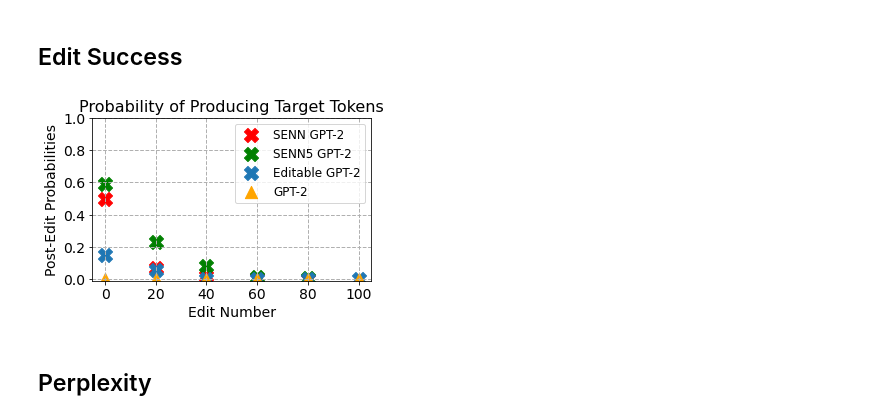
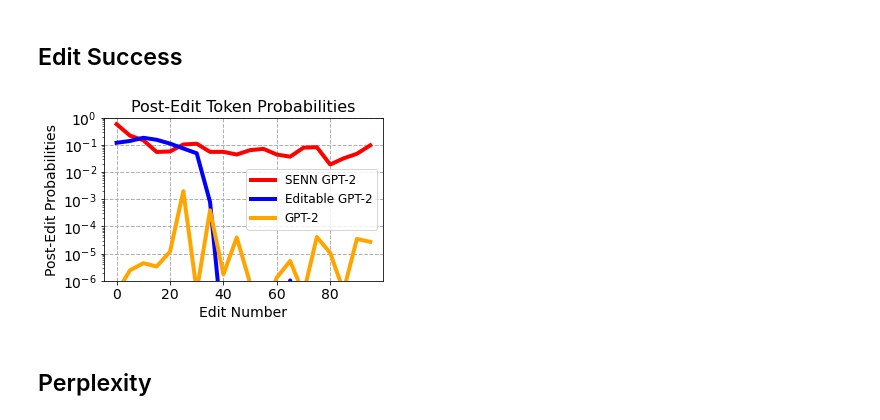
Before and after one commit to spencerbraun/editable_nlp, a Jupyter notebook: plots/Evaluation_Plots.ipynb, the cells around one changed output. Drawn from its saved outputs; the diff is of its cells as text; code cells hidden in the pictures.

```diff
--- a/plots/Evaluation_Plots.ipynb
+++ b/plots/Evaluation_Plots.ipynb
@@ -12,7 +12,8 @@ import pandas as pd
 senn5_100 = pd.read_csv(
     "../eval/edit_success_20210504.20.05.1620184442_self_sample_epoch0_ts20000.20210504.14.05.1620163492")
 senn_100 = pd.read_csv(
-    "../eval/edit_success_20210504.14.05.1620163079_self_sample_epoch0_ts20000.20210503.23.05.1620108252")
+    "../eval/edit_success_20210506.15.05.1620341250_self_sample_epoch0_ts20000.20210506.11.05.1620325608")
+    #"../eval/edit_success_20210505.14.05.1620250646_self_sample_epoch0_ts15000.20210504.23.05.1620194765")
 model_100 = pd.read_csv(
     "../eval/edit_success_20210425.20.04.1619408171_self_sample_epoch0_ts10000.20210419.14.04.1618869292")
 gpt_100 = pd.read_csv(
@@ -20,94 +21,82 @@ gpt_100 = pd.read_csv(
 # %% [markdown]
 ## Edit Success
 # %%
+spacing = 5
+spacing_function = lambda x: int(x /spacing) * spacing
+n_vis = 100
+filter_query = f'edit_step == 1 and edit_number < {n_vis}'
+
 senn_100['grouping'] = (
     senn_100
     .edit_number
-    .apply(lambda x: int(x /20) * 20)
+    .apply(spacing_function)
 )
 ax=(
     senn_100
-    .query('edit_step == 1')
+    .query(filter_query)
     .groupby("grouping")
     .logits
     .apply(lambda x: np.mean(np.exp(x)))
     .reset_index()
     .plot(
-        kind='scatter', x="grouping",y="logits",
-        color='red', marker="X", s=200, figsize=(10,7),
+        kind='line', x="grouping",y="logits",
+        color='red', linewidth=4, figsize=(10,7),
         label="SENN GPT-2"
-    )
-)
-
-senn5_100['grouping'] = (
-    senn5_100
-    .edit_number
-    .apply(lambda x: int(x /20) * 20)
-)
-(
-    senn5_100
-    .query('edit_step == 1')
-    .groupby("grouping")
-    .logits
-    .apply(lambda x: np.mean(np.exp(x)))
-    .reset_index()
-    .plot(
-        kind='scatter', x="grouping",y="logits",
-        color='green', marker="X", s=200, figsize=(10,7),
-        label="SENN5 GPT-2", ax=ax
     )
 )
 
 model_100['grouping'] = (
     model_100
     .edit_number
-    .apply(lambda x: int(x /20) * 20)
+    .apply(spacing_function)
 )
 (
     model_100
-    .query('edit_step == 1')
+    .query(filter_query)
     .groupby("grouping")
     .logits
     .apply(lambda x: np.mean(np.exp(x)))
     .reset_index()
     .plot(
-        kind='scatter', x="grouping",y="logits",
-        marker="X", s=200, figsize=(10,7),
+        kind='line', x="grouping",y="logits",
+        color='blue', linewidth=4, figsize=(10,7),
         label="Editable GPT-2", ax=ax
     )
 )
 
 
 gpt_100['grouping'] = (
     gpt_100
     .edit_number
-    .apply(lambda x: int(x /20) * 20)
+    .apply(spacing_function)
 )
 (
     gpt_100
-    .query('edit_step == 1')
+    .query(filter_query)
     .groupby("grouping")
     .logits
     .apply(lambda x: np.mean(np.exp(x)))
     .reset_index()
     .plot(
-        kind='scatter', x="grouping",y="logits",
-        color='orange', marker="^", s=150, figsize=(5,3),
+        kind='line', x="grouping",y="logits",
+        color='orange', linewidth=4, figsize=(5,3),
         label="GPT-2", ax=ax
     )
 )
 
 plt.xlabel("Edit Number", fontsize=14)
 plt.xticks(fontsize=14)
 plt.ylabel("Post-Edit Probabilities", fontsize=14)
 plt.yticks(fontsize=14)
-plt.ylim(-0.01,1)
-plt.title("Probability of Producing Target Tokens", fontsize=16)
+# plt.ylim(-0.01,1)
+plt.yscale("log")
+plt.ylim(1e-6,1)
+plt.title("Post-Edit Token Probabilities", fontsize=16)
 plt.legend(fontsize=12)
 plt.grid(linestyle='--', linewidth=1)
 plt.savefig('edit_success.png', bbox_inches='tight', facecolor="#ffffff")
 # %% [output]
-[figure, old version]
+[figure, new version]
 # %% [markdown]
 ## Perplexity
 # %%
```
Also changed, not shown: parts of 2 cells of this notebook, 3 other files.
